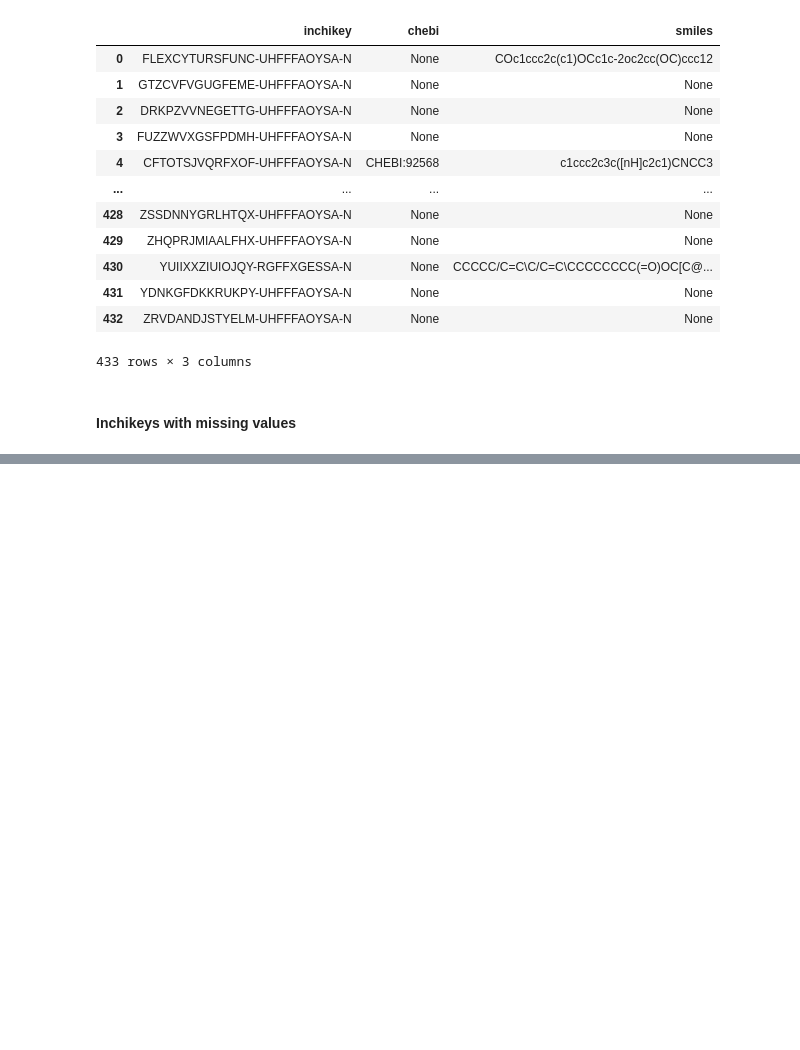
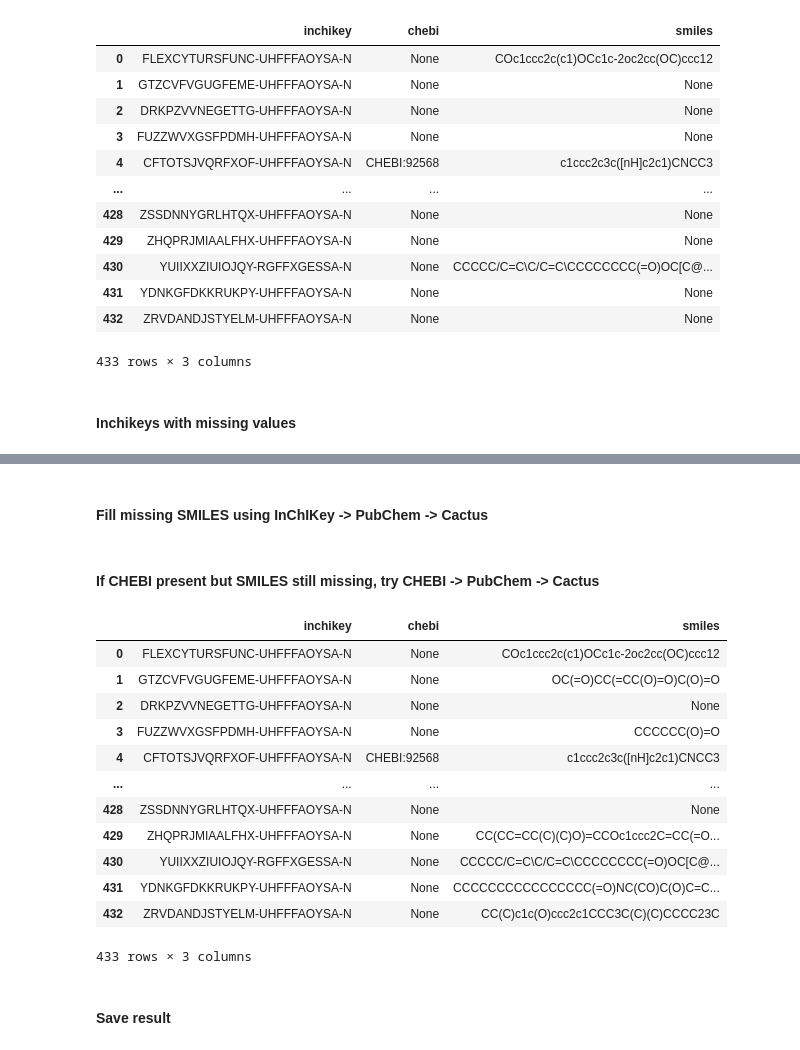
Before and after one commit to SamSaladino/Effective-Topological-Coverage-ETC, a Jupyter notebook: notebooks/data_processing.ipynb, the cells around one changed output, grey strips where cells are left out. Cells and saved outputs as stored; diff of their text form; code cells hidden in the pictures; blank space fills up the shorter version.

```diff
--- a/notebooks/data_processing.ipynb
+++ b/notebooks/data_processing.ipynb
@@ -179,0 +211,55 @@ Missing in chebi AND smiles: 197
+# %%
+def pubchem_smiles_from_chebi(chebi_id, timeout=10):
+    # Accept "CHEBI:15377" or "15377"
+    if not chebi_id:
+        return None
+    num = chebi_id.split(":")[-1]
+    url = f"https://pubchem.ncbi.nlm.nih.gov/rest/pug/compound/sourceid/ChEBI/{num}/property/CanonicalSMILES/JSON"
+    r = requests.get(url, timeout=timeout)
+    if r.ok:
+        props = r.json().get("PropertyTable", {}).get("Properties", [])
+        if props:
+            return props[0].get("CanonicalSMILES")
+    return None
+# %%
+def cactus_smiles(identifier, timeout=10):
+    # identifier can be an InChIKey or "CHEBI:xxxx"
+    url = f"https://cactus.nci.nih.gov/chemical/structure/{requests.utils.quote(identifier)}/smiles"
+    r = requests.get(url, timeout=timeout)
+    return r.text.strip() if r.ok and r.text else None
+# %% [markdown]
+#### Fill missing SMILES using InChIKey -> PubChem -> Cactus
+# %%
+mask_missing_smiles = df_all["smiles"].isna()
+for idx in df_all[mask_missing_smiles].index:
+    ik = df_all.at[idx, "inchikey"]
+    smi = pubchem_smiles_from_inchikey(ik) or cactus_smiles(ik)
+    if smi:
+        df_all.at[idx, "smiles"] = smi
+# %% [markdown]
+#### If CHEBI present but SMILES still missing, try CHEBI -> PubChem -> Cactus
+# %%
+mask_missing_smiles = df_all["smiles"].isna() & df_all["chebi"].notna()
+for idx in df_all[mask_missing_smiles].index:
+    chebi = df_all.at[idx, "chebi"]
+    smi = pubchem_smiles_from_chebi(chebi) or cactus_smiles(chebi)
+    if smi:
+        df_all.at[idx, "smiles"] = smi
+# %%
+df_all
+# %% [output]
+|  | inchikey | chebi | smiles |
+| 0 | FLEXCYTURSFUNC-UHFFFAOYSA-N | None | COc1ccc2c(c1)OCc1c-2oc2cc(OC)ccc12 |
+| 1 | GTZCVFVGUGFEME-UHFFFAOYSA-N | None | OC(=O)CC(=CC(O)=O)C(O)=O |
+| 2 | DRKPZVVNEGETTG-UHFFFAOYSA-N | None | None |
+| 3 | FUZZWVXGSFPDMH-UHFFFAOYSA-N | None | CCCCCC(O)=O |
+| 4 | CFTOTSJVQRFXOF-UHFFFAOYSA-N | CHEBI:92568 | c1ccc2c3c([nH]c2c1)CNCC3 |
+| ... | ... | ... | ... |
+| 428 | ZSSDNNYGRLHTQX-UHFFFAOYSA-N | None | None |
+| 429 | ZHQPRJMIAALFHX-UHFFFAOYSA-N | None | CC(CC=CC(C)(C)O)=CCOc1ccc2C=CC(=O... |
+| 430 | YUIIXXZIUIOJQY-RGFFXGESSA-N | None | CCCCC/C=C\C/C=C\CCCCCCCC(=O)OC[C@... |
+| 431 | YDNKGFDKKRUKPY-UHFFFAOYSA-N | None | CCCCCCCCCCCCCCCC(=O)NC(CO)C(O)C=C... |
+| 432 | ZRVDANDJSTYELM-UHFFFAOYSA-N | None | CC(C)c1c(O)ccc2c1CCC3C(C)(C)CCCC23C |
+433 rows × 3 columns
+# %% [markdown]
+#### Save result
```
Also changed, not shown: parts of 4 cells of this notebook.
